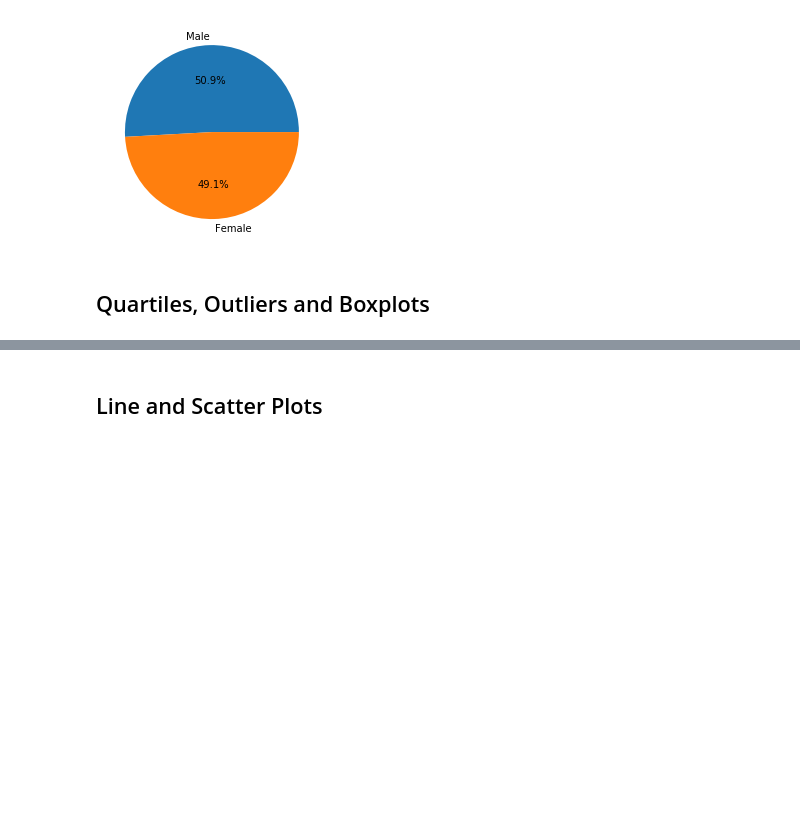
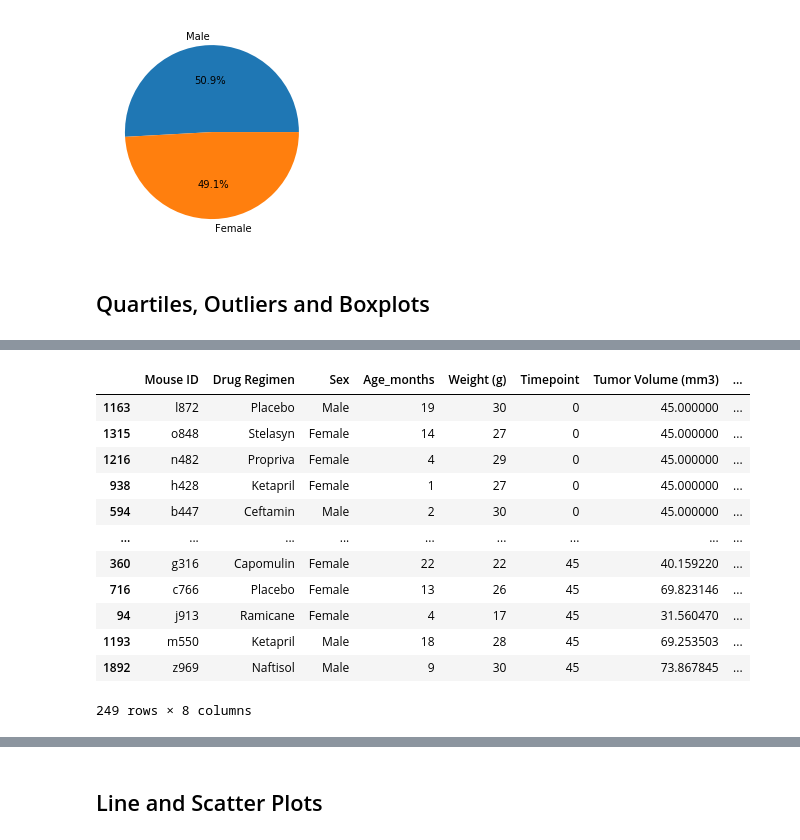
Before and after one commit to tanazimmer/Matplotlib-challenge, a Jupyter notebook: pymaceuticals.ipynb, the cells around one changed output, grey strips where cells are left out. Saved outputs shown, nothing was run; the diff lists cells and outputs as text; code cells hidden in the pictures; blank space fills up the shorter version.

Commit message:
started tumor endpoint data merge

```diff
--- a/pymaceuticals.ipynb
+++ b/pymaceuticals.ipynb
@@ -189,6 +189,5 @@ plt.show()
 # Capomulin, Ramicane, Infubinol, and Ceftamin
 
 # Start by getting the last (greatest) timepoint for each mouse
-
-
-# Merge this group df with the original dataframe to get the tumor volume at the last timepoint
+time_sort = clean_df.sort_values(['Timepoint'], ascending = True)
+time_sort.head()
@@ -194,0 +201,18 @@ plt.show()
+# %%
+endpoint_tumor = time_sort.drop_duplicates(subset=['Mouse ID', 'Drug Regimen'], keep = 'last')
+
+endpoint_tumor
+# %% [output]
+|  | Mouse ID | Drug Regimen | Sex | Age_months | Weight (g) | Timepoint | Tumor Volume (mm3) | ... |
+| 1163 | l872 | Placebo | Male | 19 | 30 | 0 | 45.000000 | ... |
+| 1315 | o848 | Stelasyn | Female | 14 | 27 | 0 | 45.000000 | ... |
+| 1216 | n482 | Propriva | Female | 4 | 29 | 0 | 45.000000 | ... |
+| 938 | h428 | Ketapril | Female | 1 | 27 | 0 | 45.000000 | ... |
+| 594 | b447 | Ceftamin | Male | 2 | 30 | 0 | 45.000000 | ... |
+| ... | ... | ... | ... | ... | ... | ... | ... | ... |
+| 360 | g316 | Capomulin | Female | 22 | 22 | 45 | 40.159220 | ... |
+| 716 | c766 | Placebo | Female | 13 | 26 | 45 | 69.823146 | ... |
+| 94 | j913 | Ramicane | Female | 4 | 17 | 45 | 31.560470 | ... |
+| 1193 | m550 | Ketapril | Male | 18 | 28 | 45 | 69.253503 | ... |
+| 1892 | z969 | Naftisol | Male | 9 | 30 | 45 | 73.867845 | ... |
+249 rows × 8 columns
```
Also changed, not shown: parts of 2 cells of this notebook.
